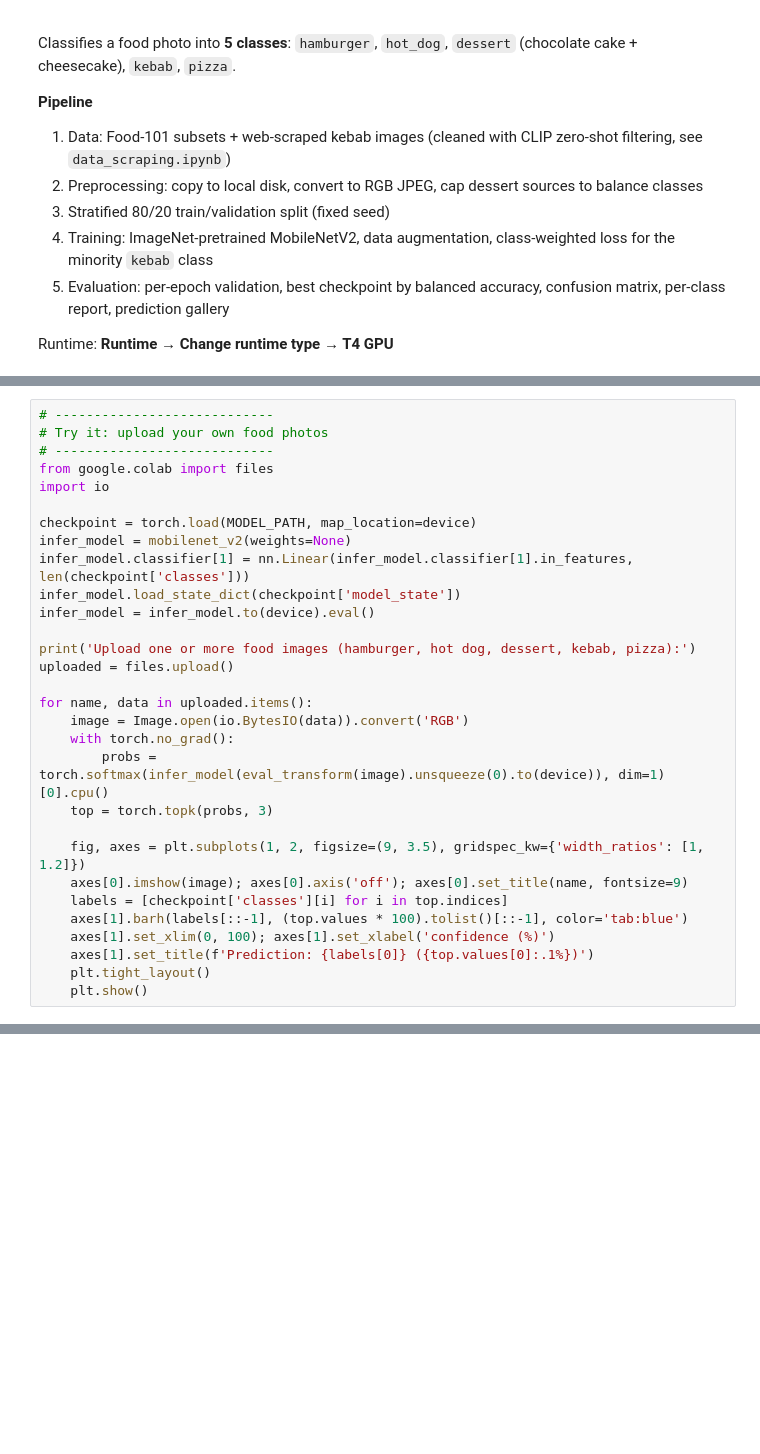
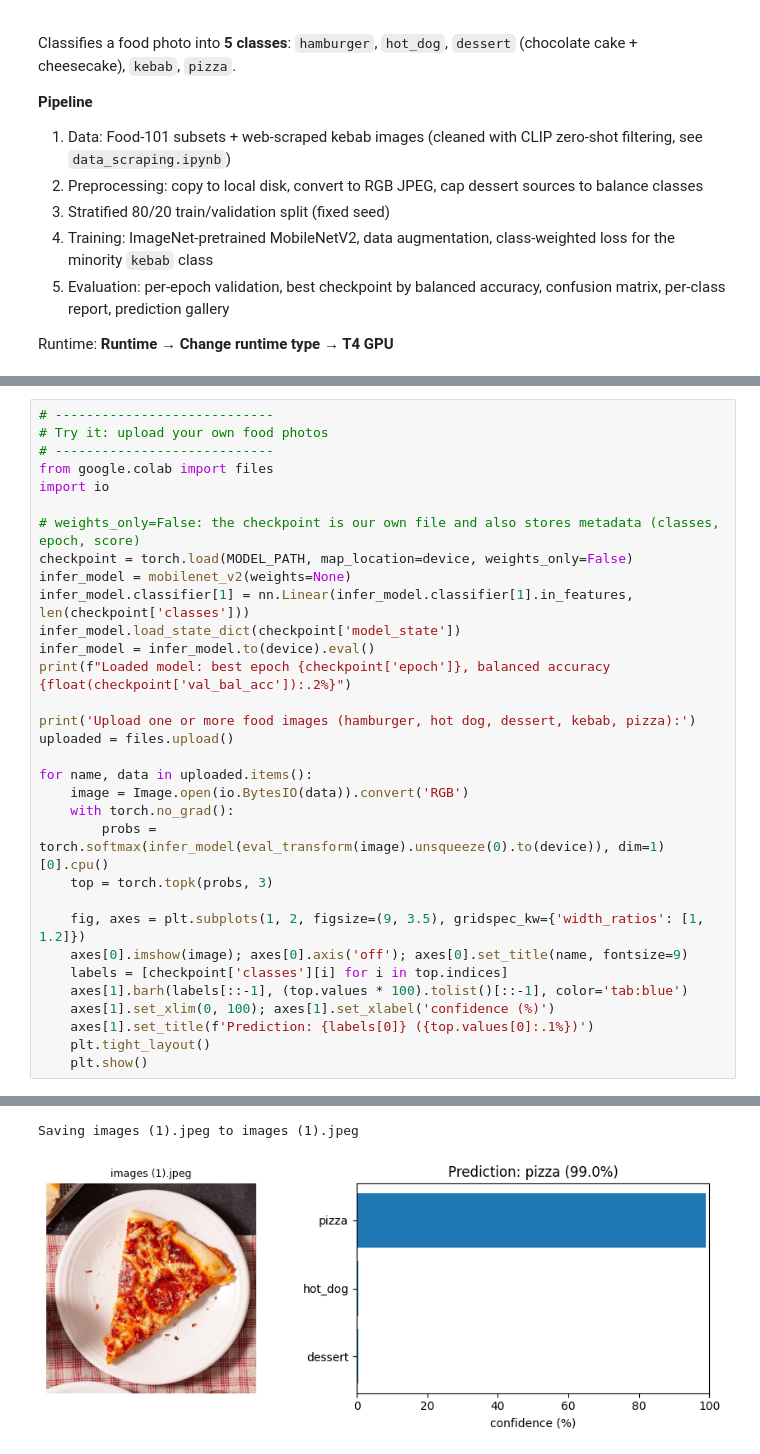
Before and after one commit to khodiboev/computer_vision, a Jupyter notebook: menu_detector_model.ipynb, the cells around one changed output, grey strips where cells are left out. Drawn from its saved outputs; the diff is of its cells as text; blank space fills up the shorter version.

Commit message:
feat: trained menu detector (94.8% balanced acc) with evaluation plots and inference demo

```diff
--- a/menu_detector_model.ipynb
+++ b/menu_detector_model.ipynb
@@ -361,11 +425,13 @@ show_gallery(wrong_samples, 'Misclassified examples', 'predictions_wrong.png')
 from google.colab import files
 import io
 
-checkpoint = torch.load(MODEL_PATH, map_location=device)
+# weights_only=False: the checkpoint is our own file and also stores metadata (classes, epoch, score)
+checkpoint = torch.load(MODEL_PATH, map_location=device, weights_only=False)
 infer_model = mobilenet_v2(weights=None)
 infer_model.classifier[1] = nn.Linear(infer_model.classifier[1].in_features, len(checkpoint['classes']))
 infer_model.load_state_dict(checkpoint['model_state'])
 infer_model = infer_model.to(device).eval()
+print(f"Loaded model: best epoch {checkpoint['epoch']}, balanced accuracy {float(checkpoint['val_bal_acc']):.2%}")
 
 print('Upload one or more food images (hamburger, hot dog, dessert, kebab, pizza):')
 uploaded = files.upload()
@@ -384,3 +450,4 @@ for name, data in uploaded.items():
     axes[1].set_title(f'Prediction: {labels[0]} ({top.values[0]:.1%})')
     plt.tight_layout()
     plt.show()
+# %% [output]
@@ -386,0 +457,2 @@ for name, data in uploaded.items():
+Saving images (1).jpeg to images (1).jpeg
+[figure, added]
```
Also changed, not shown: parts of 12 cells of this notebook.
